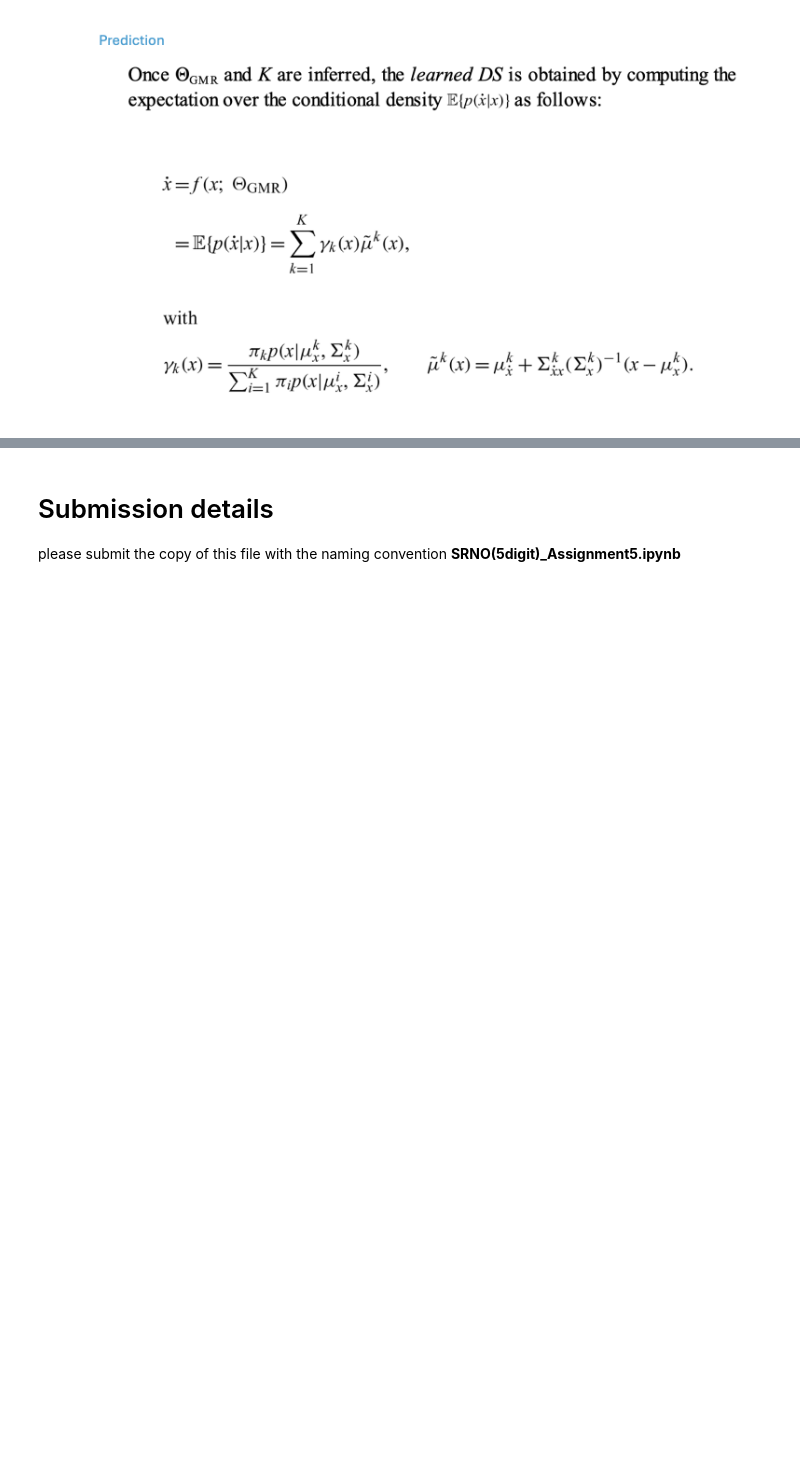
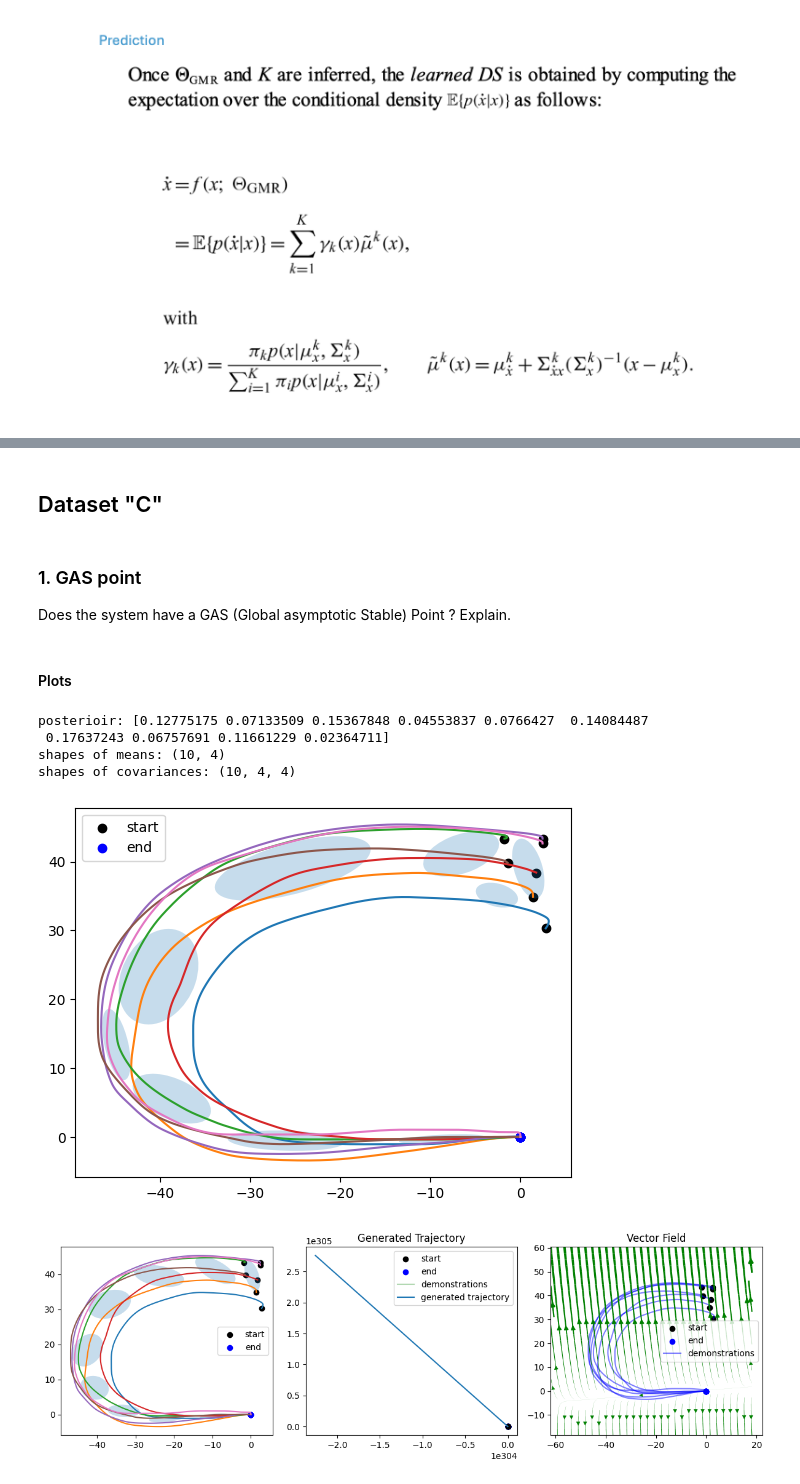
Before and after one commit to AshrithSagar/CP321-ILR-2025, a Jupyter notebook: Assignments/Assignment-3,4,5/Assignment5_RegressionTechniques(GMR).ipynb, the cells around one changed output, grey strips where cells are left out. Drawn from its saved outputs; the diff is of its cells as text; code cells hidden in the pictures; blank space fills up the shorter version.

```diff
--- a/Assignments/Assignment-3,4,5/Assignment5_RegressionTechniques(GMR).ipynb
+++ b/Assignments/Assignment-3,4,5/Assignment5_RegressionTechniques(GMR).ipynb
@@ -276,4 +14,17 @@ Ans:
-# %% [markdown]
-# Submission details
-
-please submit the copy of this file with the naming convention **SRNO(5digit)_Assignment5.ipynb**
+# %% [markdown]
+## Dataset "C"
+# %% [markdown]
+### 1. GAS point
+
+Does the system have a GAS (Global asymptotic Stable) Point ? Explain.
+# %% [markdown]
+#### Plots
+# %%
+fit_gmr(dataset="c", n=10)
+# %% [output]
+posterioir: [0.12775175 0.07133509 0.15367848 0.04553837 0.0766427  0.14084487
+ 0.17637243 0.06757691 0.11661229 0.02364711]
+shapes of means: (10, 4)
+shapes of covariances: (10, 4, 4)
+[figure, added]
+[figure, added]
```
Also changed, not shown: parts of 46 cells of this notebook, 2 other files.
